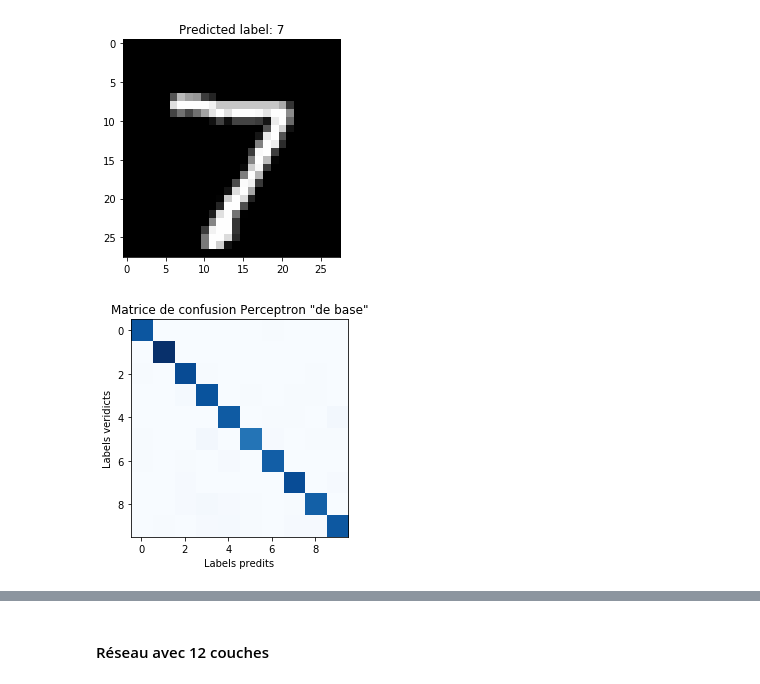
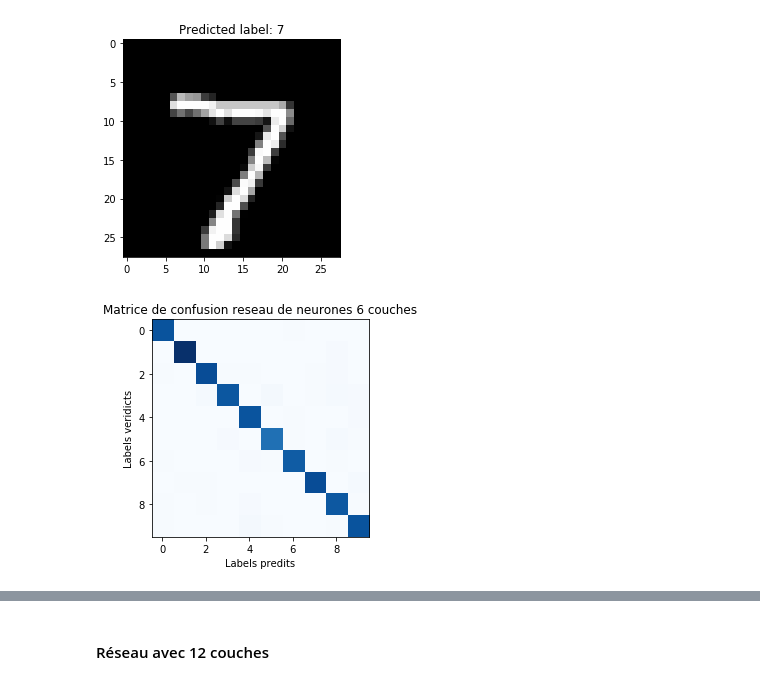
Before and after one commit to DaSilvaRemi/HandWritingNumberClassification, a Jupyter notebook: src/DaSilva_Bailleul_Classification_Nombres_Rapport_DeepLearning_E4FI.ipynb, the cells around one changed output, grey strips where cells are left out. Drawn from its saved outputs; the diff is of its cells as text; code cells hidden in the pictures.

```diff
--- a/src/DaSilva_Bailleul_Classification_Nombres_Rapport_DeepLearning_E4FI.ipynb
+++ b/src/DaSilva_Bailleul_Classification_Nombres_Rapport_DeepLearning_E4FI.ipynb
@@ -407,10 +407,10 @@ test_data = list(test_data)
 plot_predict(test_data)
 # %% [output]
 [figure]
-# %%
-plot_conf_matrix(test_data)
-# %% [output]
-[figure, removed]
+# %%
+plot_conf_matrix(test_data, plot_title="Matrice de confusion reseau de neurones 6 couches")
+# %% [output]
+[figure, added]
 # %%
 subplots_data(
     [
```
Also changed, not shown: parts of 29 cells of this notebook, 2 other files.
